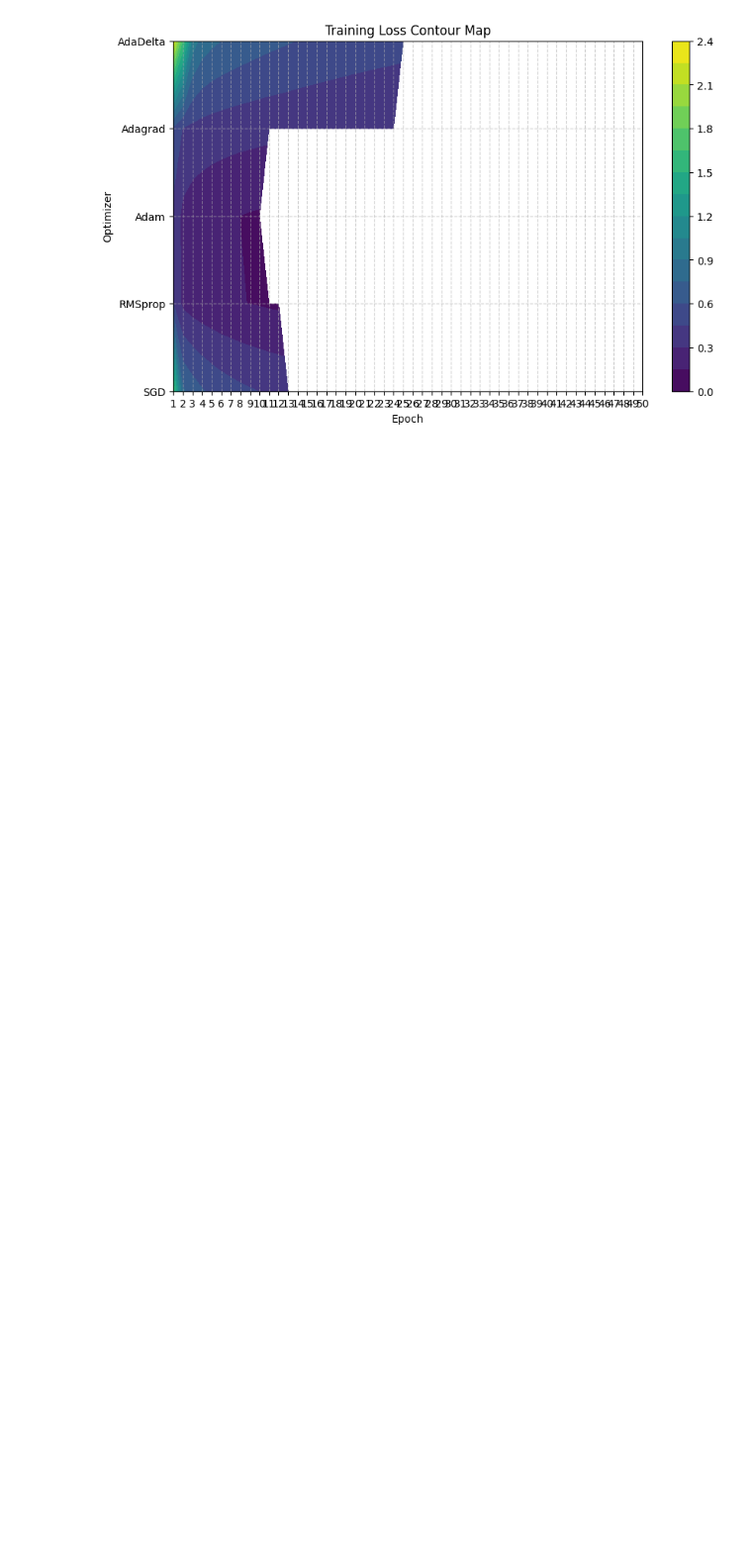
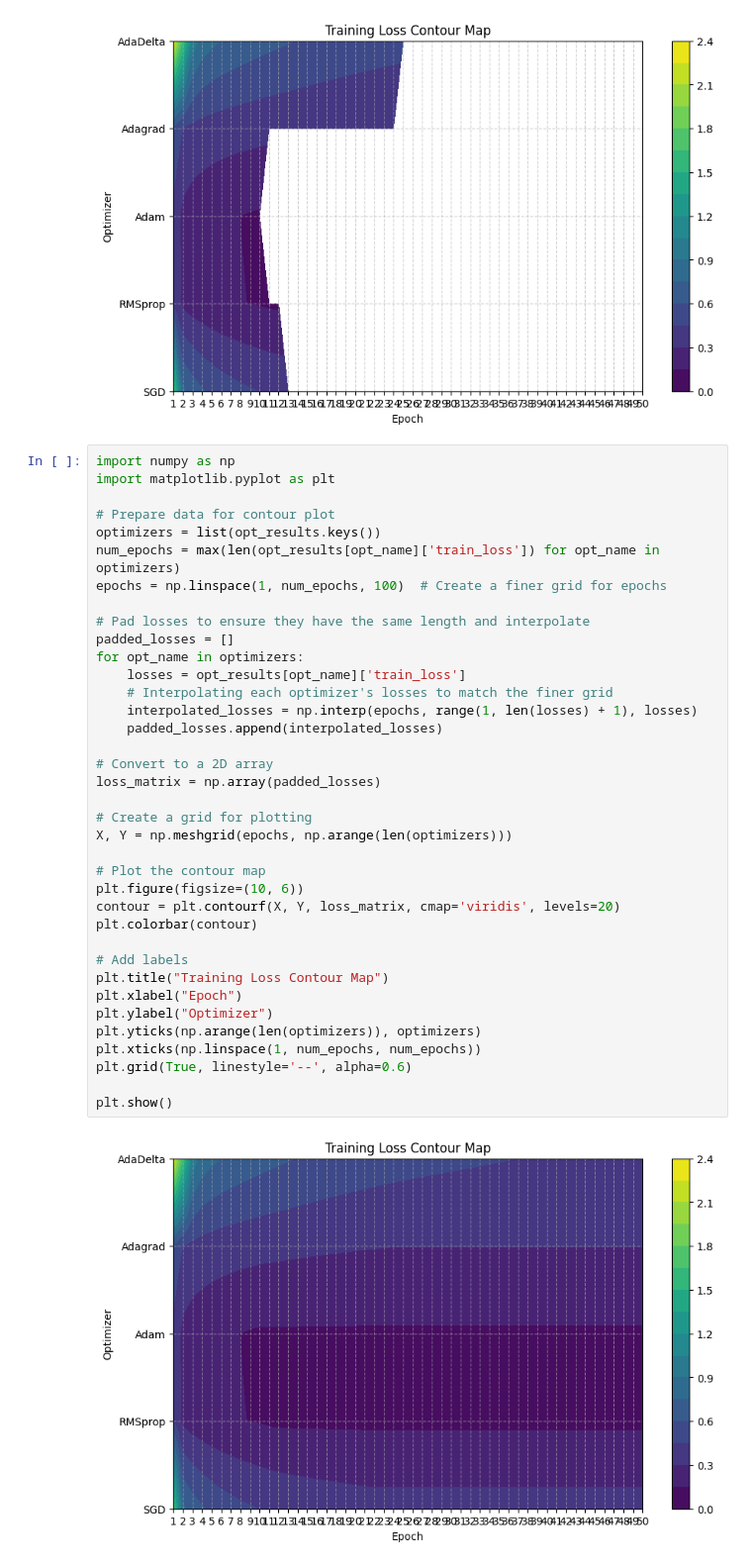
Before and after one commit to nithish-007/Neural_Networks, a Jupyter notebook: benchmarkOptimizers.ipynb, the cells around one changed output. Shown at 99% size. Drawn from its saved outputs; the diff is of its cells as text; blank space fills up the shorter version.

```diff
--- a/benchmarkOptimizers.ipynb
+++ b/benchmarkOptimizers.ipynb
@@ -372,3 +400,42 @@ plt.grid(True, linestyle='--', alpha=0.6)
 plt.show()
 # %% [output]
 [figure]
+# %%
+import numpy as np
+import matplotlib.pyplot as plt
+
+# Prepare data for contour plot
+optimizers = list(opt_results.keys())
+num_epochs = max(len(opt_results[opt_name]['train_loss']) for opt_name in optimizers)
+epochs = np.linspace(1, num_epochs, 100)  # Create a finer grid for epochs
+
+# Pad losses to ensure they have the same length and interpolate
+padded_losses = []
+for opt_name in optimizers:
+    losses = opt_results[opt_name]['train_loss']
+    # Interpolating each optimizer's losses to match the finer grid
+    interpolated_losses = np.interp(epochs, range(1, len(losses) + 1), losses)
+    padded_losses.append(interpolated_losses)
+
+# Convert to a 2D array
+loss_matrix = np.array(padded_losses)
+
+# Create a grid for plotting
+X, Y = np.meshgrid(epochs, np.arange(len(optimizers)))
+
+# Plot the contour map
+plt.figure(figsize=(10, 6))
+contour = plt.contourf(X, Y, loss_matrix, cmap='viridis', levels=20)
+plt.colorbar(contour)
+
+# Add labels
+plt.title("Training Loss Contour Map")
+plt.xlabel("Epoch")
+plt.ylabel("Optimizer")
+plt.yticks(np.arange(len(optimizers)), optimizers)
+plt.xticks(np.linspace(1, num_epochs, num_epochs))
+plt.grid(True, linestyle='--', alpha=0.6)
+
+plt.show()
+# %% [output]
+[figure, added]
```
Also changed, not shown: parts of 4 cells of this notebook.
